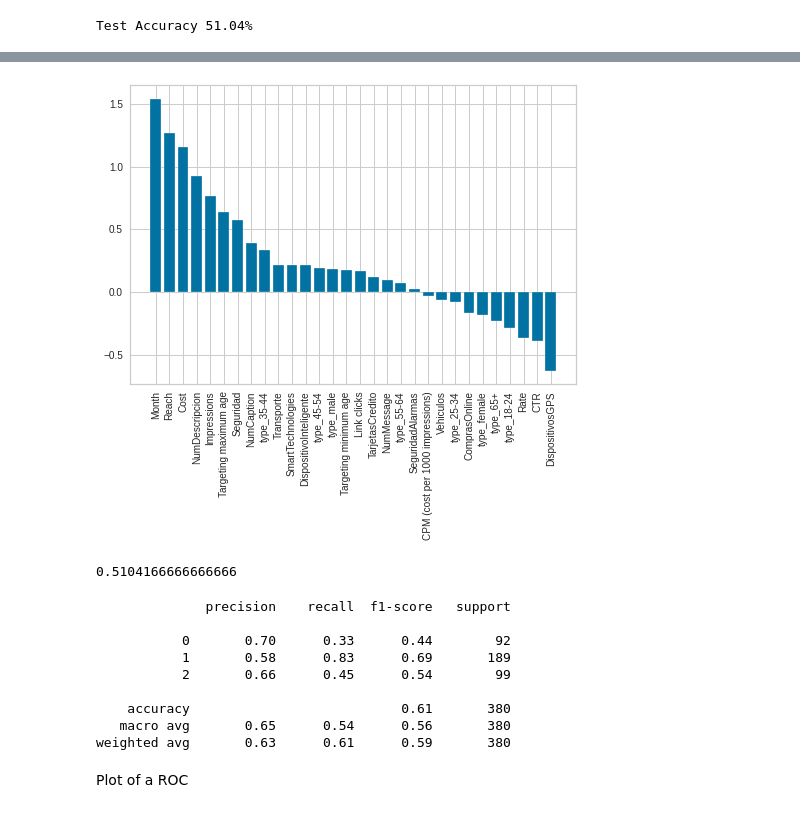
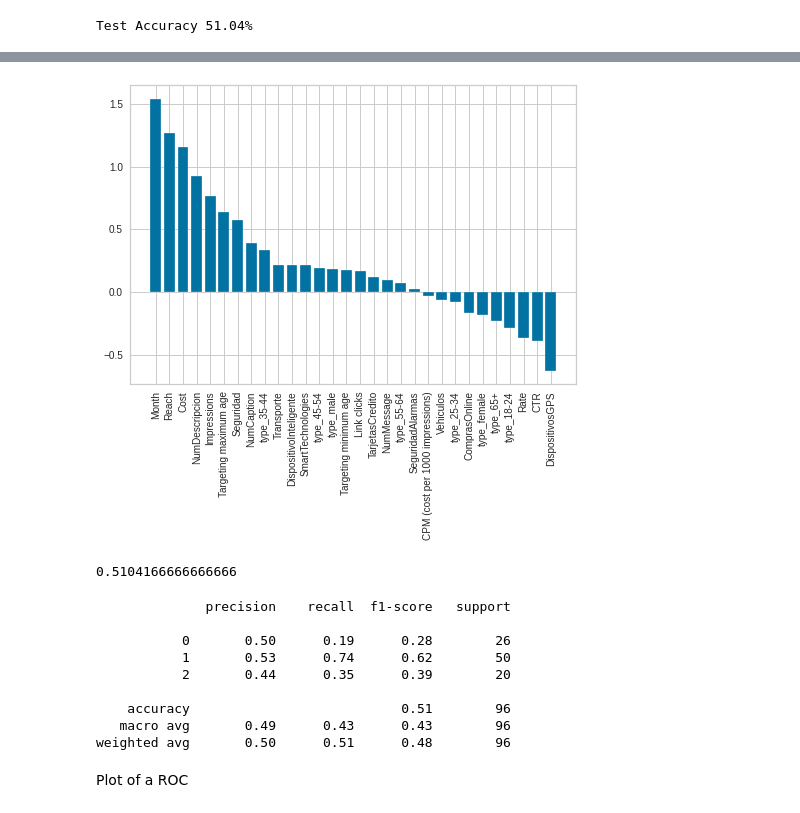
Before and after one commit to cvillarr123/marketingKPI, a Jupyter notebook: CLASIFICACION.ipynb, the cells around one changed output, grey strips where cells are left out. Saved outputs shown, nothing was run; the diff lists cells and outputs as text; code cells hidden in the pictures.

```diff
--- a/CLASIFICACION.ipynb
+++ b/CLASIFICACION.ipynb
@@ -1034,0 +995,5 @@ labels = np.array(feature_names)[sorted_index]
+# %%
+# summarize feature importance
+df_imp = pd.DataFrame({'feature':list(x_train_cp.columns), 'importance':importances})
+df_imp.sort_values('importance', ascending=False,inplace=True)
+df_imp[df_imp.importance >= 0.05 ].head(20)
@@ -1035,6 +1018,6 @@ labels = np.array(feature_names)[sorted_index]
 # %%
-plt.bar(x,importances[sorted_index],tick_label = labels)
+plt.bar(df_imp.feature,df_imp.importance)
 plt.xticks(rotation=90)
 plt.show()
 # %% [output]
-[figure, old version]
+[figure, new version]
@@ -1050,17 +1026,17 @@ model_lg.score(x_test_cp,y_test)
 # %% [output]
 0.5104166666666666
 # %%
-print( classification_report(y_train, model_lg.predict(x_train_cp)) )
+print( classification_report(y_test, model_lg.predict(x_test_cp)) )
 # %% [output]
               precision    recall  f1-score   support
 
-           0       0.70      0.33      0.44        92
-           1       0.58      0.83      0.69       189
-           2       0.66      0.45      0.54        99
+           0       0.50      0.19      0.28        26
+           1       0.53      0.74      0.62        50
+           2       0.44      0.35      0.39        20
 
-    accuracy                           0.61       380
-   macro avg       0.65      0.54      0.56       380
-weighted avg       0.63      0.61      0.59       380
+    accuracy                           0.51        96
+   macro avg       0.49      0.43      0.43        96
+weighted avg       0.50      0.51      0.48        96
 # %% [markdown]
 Plot of a ROC
 # %% [markdown]
```
Also changed, not shown: parts of 66 cells of this notebook.
